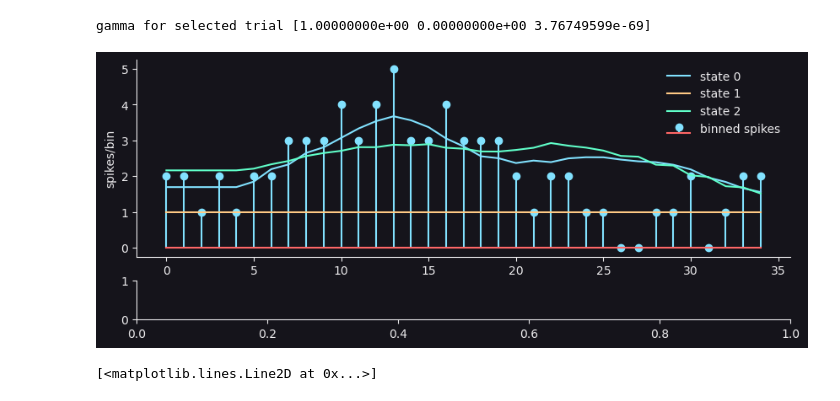
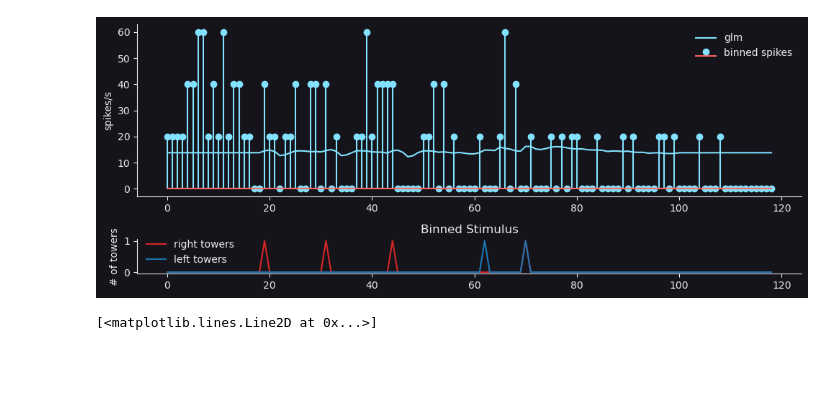
Before and after one commit to thejuc/towers_glm_hmm, a Jupyter notebook: glm_hmm_data.ipynb, the cells around one changed output. Cells and saved outputs as stored; diff of their text form; code cells hidden in the pictures; blank space fills up the shorter version.

```diff
--- a/glm_hmm_data.ipynb
+++ b/glm_hmm_data.ipynb
@@ -140,8 +164,8 @@ for neuron in range(n_neurons):
         endog=y_all[neuron].squeeze(), exog=X_all[neuron], family=sm.families.Poisson()
     )
     # glms[neuron] = glm
-    a = 0.5 * np.ones(X_all.shape[2])
-    a[-1] = 0.01
+    a = 0.1 * np.ones(X_all.shape[2])
+    a[-1] = 0.00001
     res = glm.fit_regularized(alpha=a, L1_wt=0.0, maxiter=1000, cnvrg_tol=1e-6)
     # res = glm.fit(max_iter=1000, tol=1e-6, tol_criterion="params")
     w = res.params
@@ -149,7 +173,7 @@ for neuron in range(n_neurons):
 # print(a.shape)
 # %%
 # with functions
-n_states = 3
+n_states = 1
 n_trials = trial_indices.size
 theta_hmm = np.ones((n_states, X_all.shape[2], n_neurons)) * theta_init
 # adding noise to all the weights
@@ -248,7 +272,7 @@ for _ in tqdm(range(15)):
             # can greatly effect outcome. too high on simulated data made it fail, basically comes down to noise level of data
             # higher noise ---> set alpha to be higher
             a = 0.1 * np.ones(X_all.shape[2])
-            a[-1] = 0.01
+            a[-1] = 0.0001
             res = glm.fit_regularized(alpha=a, L1_wt=0.0, maxiter=1000, cnvrg_tol=1e-6)
 
             w = res.params
@@ -307,39 +332,74 @@ for s in range(n_states):
         w = res.params
         theta_post[s, :, neuron] = w
 # %%
+# fig, axs = plt.subplots(2, 1, figsize=(10, 4), gridspec_kw={"height_ratios": [5, 1]})
+
+# sort_idx = np.argsort(
+#     data["nCues_RminusL"]
+# )  # ordered index of (lots of left cues) -> (lots of right cues)
+# plot_trial = sort_idx[100]
+# neuron = 0
+# X_plot = X_all[neuron, trial_id == plot_trial]
+# # y_pred = np.exp(X_plot @ theta_init[:, neuron])
+# y_pred = np.exp(X_plot @ theta_hmm[:, :, neuron].T)
+
+# # y_pred = np.exp(X_plot @ theta_post[:, :, neuron].T)
+
+# y_plot = y_all[neuron, trial_id == plot_trial]
+# axs[0].stem(y_plot, label="binned spikes")
+# axs[0].plot(y_pred, label=[f"state {i}" for i in range(n_states)])
+# # trial_xticks(axs[0], xlocs=[0] + keyframe_times + [trial_length], yloc=-0.1)
+# axs[0].set_ylabel("spikes/bin")
+# axs[0].legend()
+
+
+# # axs[1].plot(bin_centers, binned_stimr, color=colors[0], label="right towers")
+# # axs[1].plot(bin_centers, binned_stiml, color=colors[1], label="left towers")
+# # trial_xticks(axs[1], xlocs=[0] + keyframe_times + [trial_length], yloc=-0.1)
+# # axs[1].set_ylabel("# of towers")
+# # axs[1].set_title("Binned Stimulus")
+# # axs[1].legend()
+# # plt.tight_layout()
+# sns.despine()
+# print(f"gamma for selected trial {np.exp(gamma[:, plot_trial])}")
+neuron = 0
 fig, axs = plt.subplots(2, 1, figsize=(10, 4), gridspec_kw={"height_ratios": [5, 1]})
 
 sort_idx = np.argsort(
     data["nCues_RminusL"]
 )  # ordered index of (lots of left cues) -> (lots of right cues)
-plot_trial = sort_idx[1]
-neuron = 9
+sort_idx = sort_idx[(data["currMaze"][sort_idx] > 7) * (data["laserON"][sort_idx] == 0)]
+plot_trial = sort_idx[-100]
 X_plot = X_all[neuron, trial_id == plot_trial]
 # y_pred = np.exp(X_plot @ theta_init[:, neuron])
 y_pred = np.exp(X_plot @ theta_hmm[:, :, neuron].T)
 
 # y_pred = np.exp(X_plot @ theta_post[:, :, neuron].T)
 
 y_plot = y_all[neuron, trial_id == plot_trial]
-axs[0].stem(y_plot, label="binned spikes")
-axs[0].plot(y_pred, label=[f"state {i}" for i in range(n_states)])
+
+# t = bin_centers_all[np.nonzero(np.unique(trial_id) == plot_trial)[0][0]]
+axs[0].stem(y_plot/bin_size, label="binned spikes")
+axs[0].plot(y_pred/bin_size, label="glm")
 # trial_xticks(axs[0], xlocs=[0] + keyframe_times + [trial_length], yloc=-0.1)
-axs[0].set_ylabel("spikes/bin")
+axs[0].set_ylabel("spikes/s")
 axs[0].legend()
 
 
-# axs[1].plot(bin_centers, binned_stimr, color=colors[0], label="right towers")
-# axs[1].plot(bin_centers, binned_stiml, color=colors[1], label="left towers")
+axs[1].plot(
+    X_all[neuron, trial_id == plot_trial, filt_len - 1], color=colors[0], label="right towers"
+)
+axs[1].plot(
+    X_all[neuron, trial_id == plot_trial, filt_len * 2 - 1], color=colors[1], label="left towers"
+)
 # trial_xticks(axs[1], xlocs=[0] + keyframe_times + [trial_length], yloc=-0.1)
-# axs[1].set_ylabel("# of towers")
-# axs[1].set_title("Binned Stimulus")
-# axs[1].legend()
-# plt.tight_layout()
+axs[1].set_ylabel("# of towers")
+axs[1].set_title("Binned Stimulus")
+axs[1].legend()
+plt.tight_layout()
 sns.despine()
-print(f"gamma for selected trial {np.exp(gamma[:, plot_trial])}")
 # %% [output]
-gamma for selected trial [1.00000000e+00 0.00000000e+00 3.76749599e-69]
-[figure, old version]
+[figure, new version]
 # %%
 fname = "run000.pickle"
 out = {
```
Also changed, not shown: parts of 7 cells of this notebook, 3 other files.
